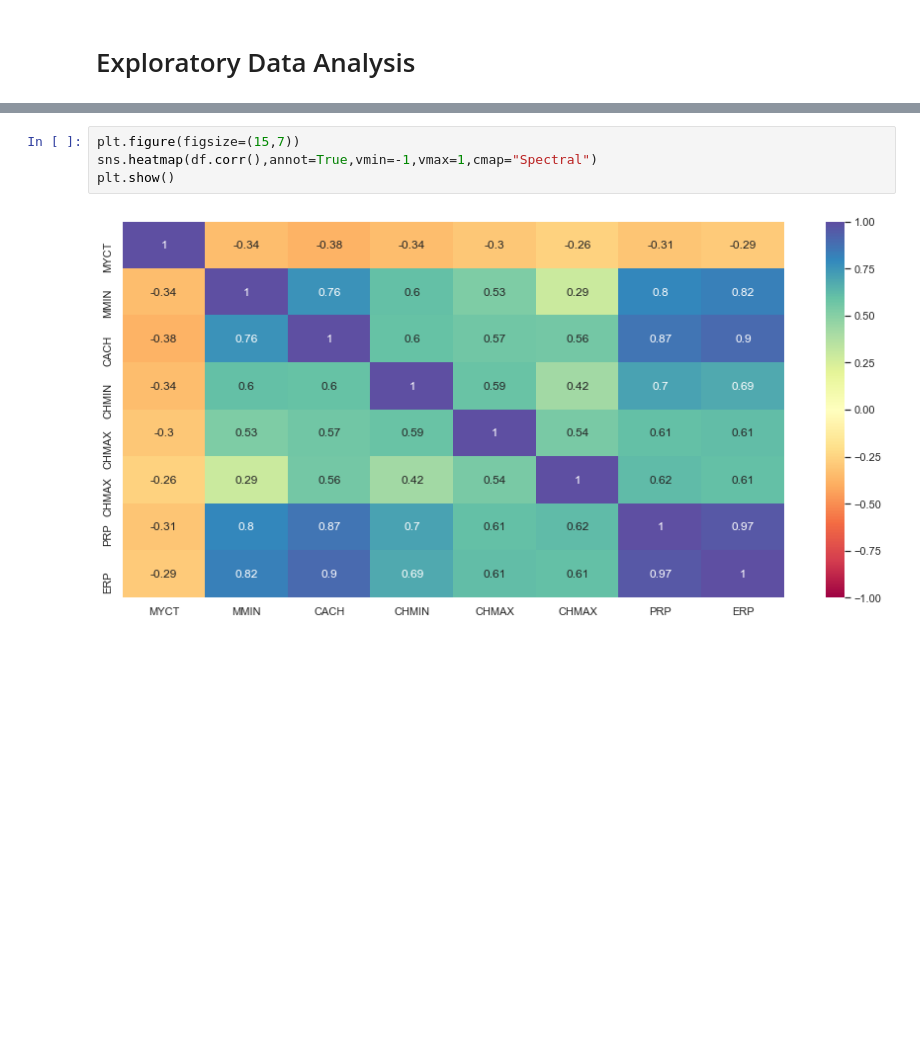
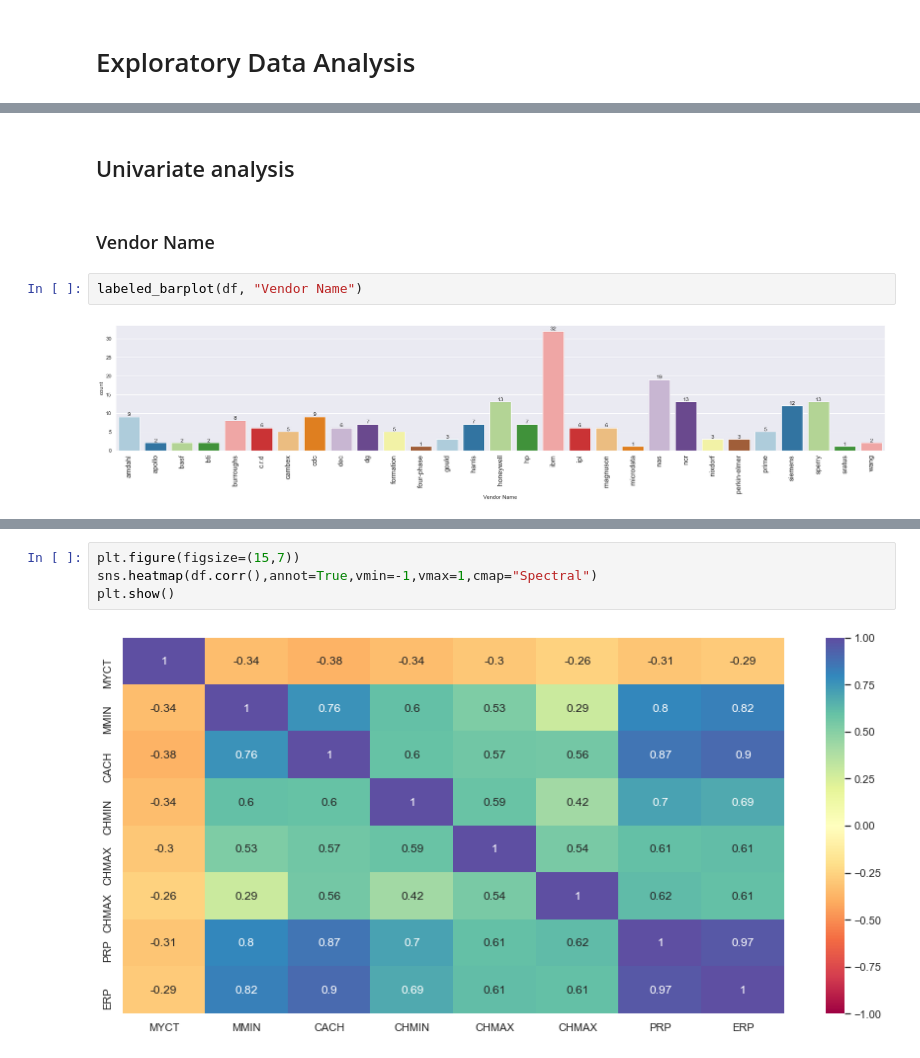
Before and after one commit to darkepacific/AAI-500-FinalTeamProject, a Jupyter notebook: AAI-500-FinalTeamProject.ipynb, the cells around one changed output, grey strips where cells are left out. Drawn from its saved outputs; the diff is of its cells as text; blank space fills up the shorter version.

```diff
--- a/AAI-500-FinalTeamProject.ipynb
+++ b/AAI-500-FinalTeamProject.ipynb
@@ -166,0 +265,8 @@ No missing values, so no intepolation is needed.
+# %% [markdown]
+## Univariate analysis
+# %% [markdown]
+### Vendor Name
+# %%
+labeled_barplot(df, "Vendor Name")
+# %% [output]
+[figure, added]
```
Also changed, not shown: parts of 31 cells of this notebook.
